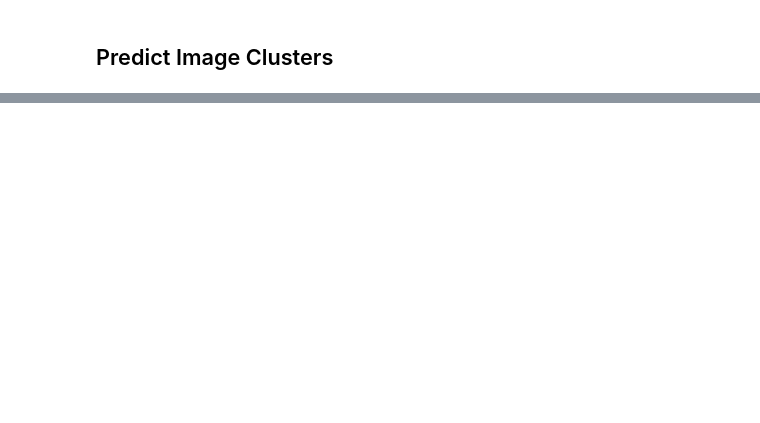
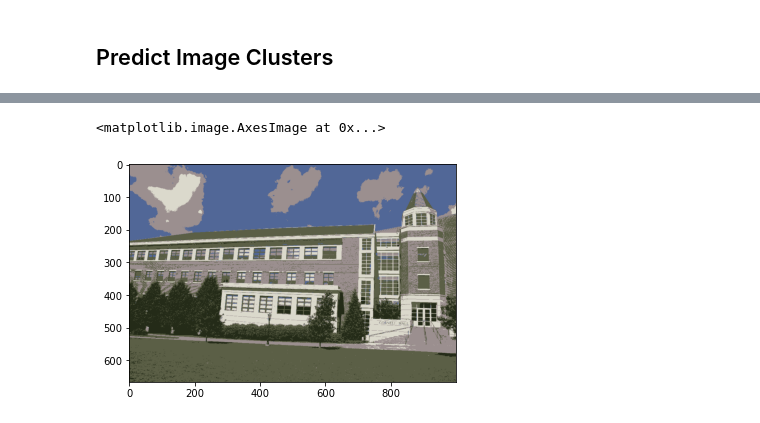
Before and after one commit to cjgwx7/CMP_SC-8650-Computer-Vision, a Jupyter notebook: homework/assignment-1/kmeans.ipynb, the cells around one changed output, grey strips where cells are left out. Saved outputs shown, nothing was run; the diff lists cells and outputs as text; code cells hidden in the pictures; blank space fills up the shorter version.

```diff
--- a/homework/assignment-1/kmeans.ipynb
+++ b/homework/assignment-1/kmeans.ipynb
@@ -88,0 +50,20 @@ plt.imshow(out_image)
+# %%
+centers_3 = np.uint8(km_3.cent())
+centers_5 = np.uint8(km_5.cent())
+centers_7 = np.uint8(km_7.cent())
+
+pred_3 = pred_3.astype(int)
+pred_5 = pred_5.astype(int)
+pred_7 = pred_7.astype(int)
+# %%
+labels_3 = pred_3.flatten()
+labels_5 = pred_5.flatten()
+labels_7 = pred_7.flatten()
+
+out_image_3 = centers_3[labels_3.flatten()]
+out_image_5 = centers_5[labels_5.flatten()]
+out_image_7 = centers_7[labels_7.flatten()]
+
+out_image_3 = out_image_3.reshape(image.shape)
+out_image_5 = out_image_5.reshape(image.shape)
+out_image_7 = out_image_7.reshape(image.shape)
@@ -88,0 +75,5 @@ plt.imshow(out_image)
+# %%
+plt.imshow(out_image_5)
+# %% [output]
+<matplotlib.image.AxesImage at 0x...>
+[figure, added]
```
Also changed, not shown: parts of 8 cells of this notebook.
